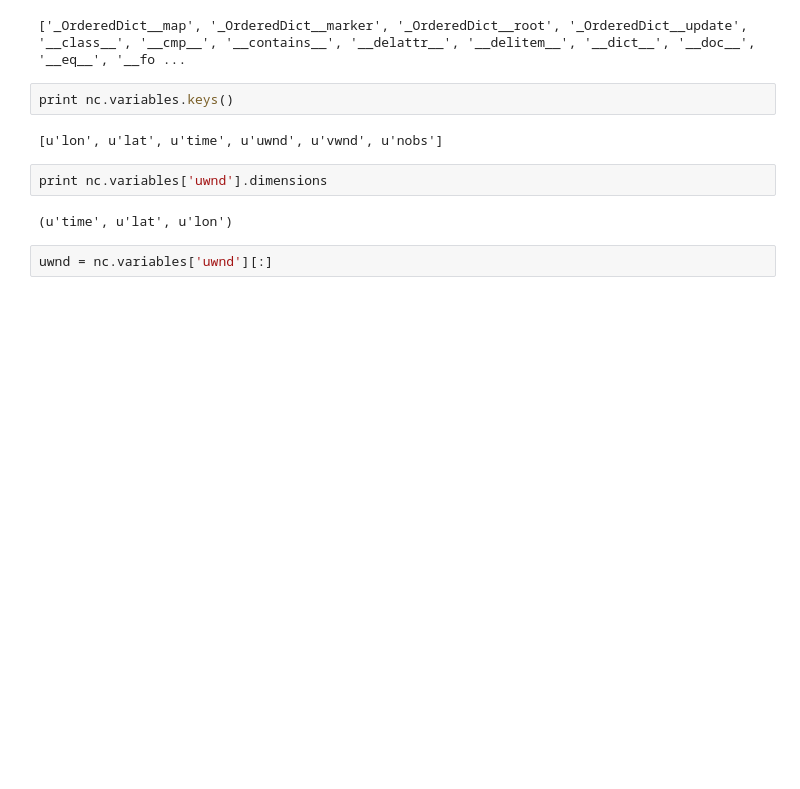
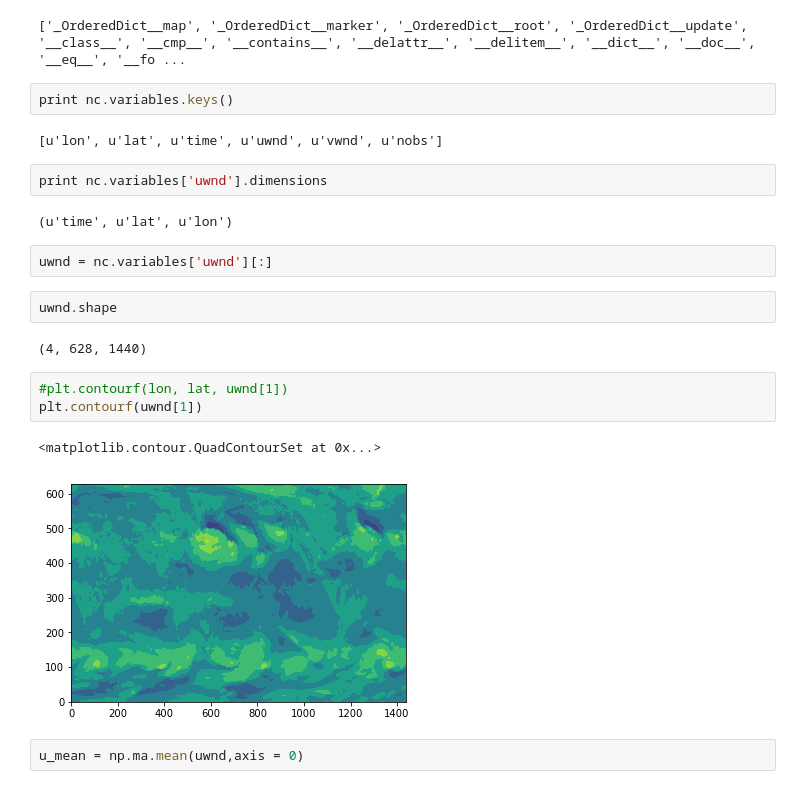
Before and after one commit to Rrogerwu/expansion_fans, a Jupyter notebook: src/Wind_data_ccmp.ipynb, the cells around one changed output. Drawn from its saved outputs; the diff is of its cells as text; blank space fills up the shorter version.

```diff
--- a/src/Wind_data_ccmp.ipynb
+++ b/src/Wind_data_ccmp.ipynb
@@ -22,3 +24,15 @@ print nc.variables['uwnd'].dimensions
 (u'time', u'lat', u'lon')
 # %%
 uwnd = nc.variables['uwnd'][:]
+# %%
+uwnd.shape
+# %% [output]
+(4, 628, 1440)
+# %%
+#plt.contourf(lon, lat, uwnd[1])
+plt.contourf(uwnd[1])
+# %% [output]
+<matplotlib.contour.QuadContourSet at 0x...>
+[figure, added]
+# %%
+u_mean = np.ma.mean(uwnd,axis = 0)
```
Also changed, not shown: parts of 3 cells of this notebook.
